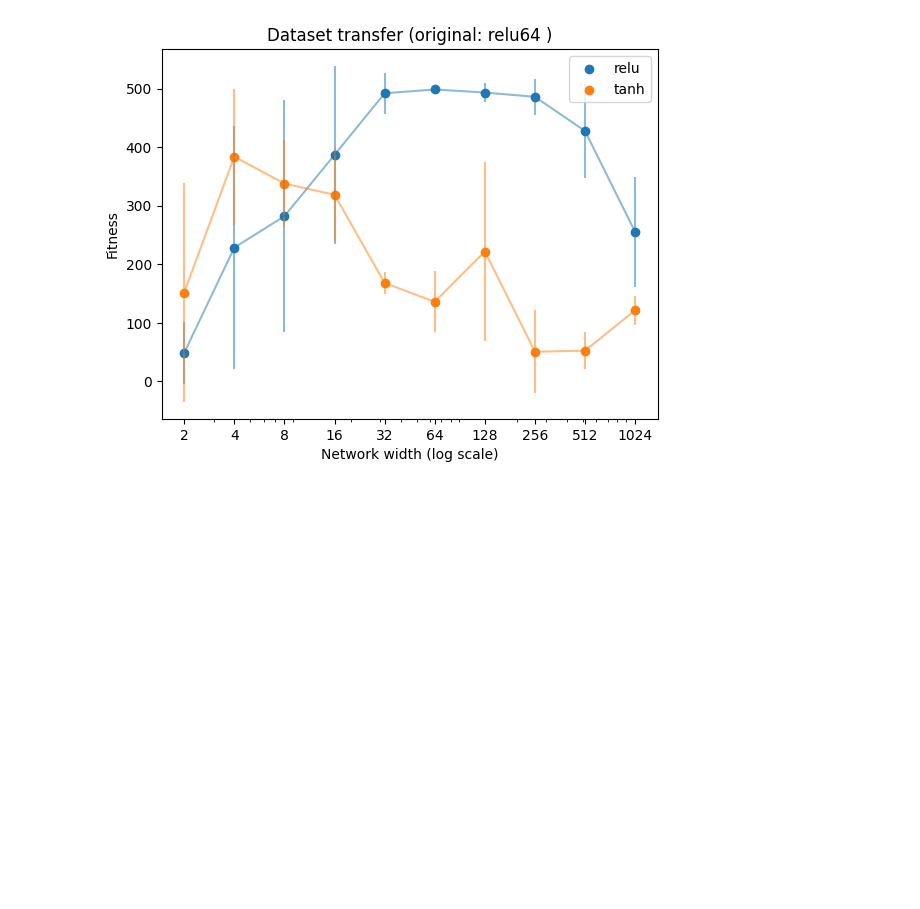
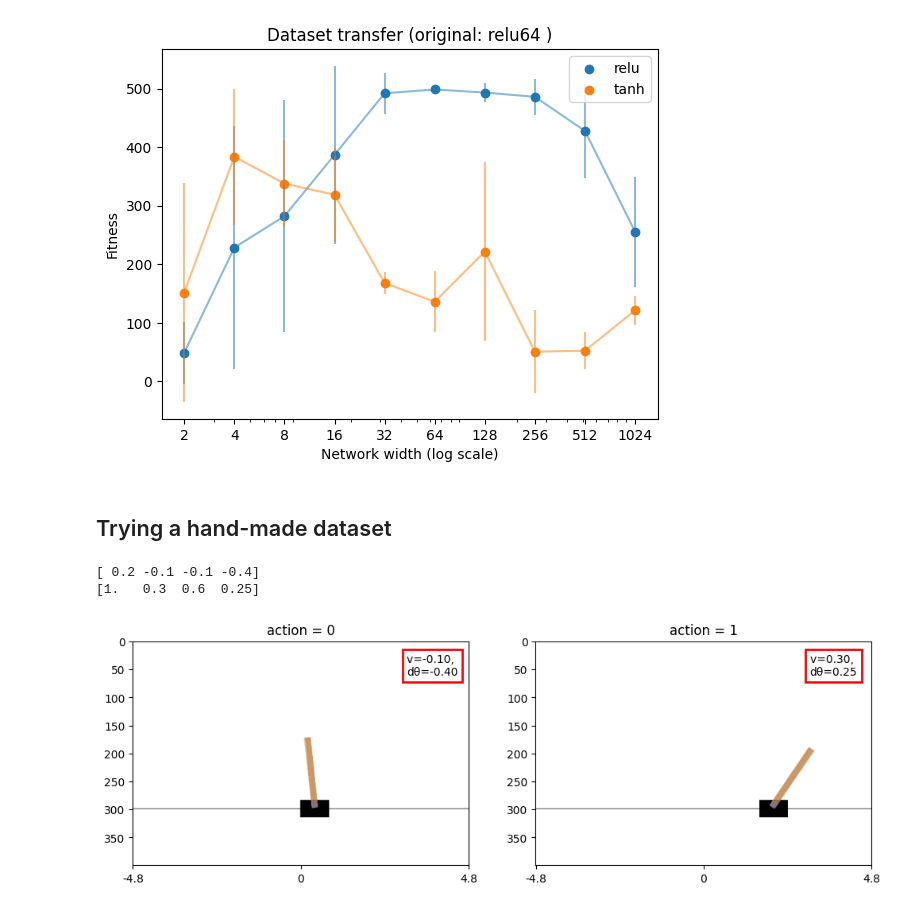
Before and after one commit to lupuandr/explainable-policies, a Jupyter notebook: notebooks/MPD_CartPole.ipynb, the cells around one changed output. Drawn from its saved outputs; the diff is of its cells as text; code cells hidden in the pictures; blank space fills up the shorter version.

```diff
--- a/notebooks/MPD_CartPole.ipynb
+++ b/notebooks/MPD_CartPole.ipynb
@@ -405,3 +397,30 @@ plt.legend()
 plt.show()
 # %% [output]
 [figure]
+# %% [markdown]
+## Trying a hand-made dataset
+# %%
+
+fake_dataset = jnp.array(
+[[0.2, -0.1, -0.1, -0.4],
+[1.0, 0.3, 0.6, 0.25]]
+)
+
+fig, ax = plt.subplots(1,2, figsize=(12,8))
+
+for i, synth_state in enumerate(fake_dataset):
+    img = render_fn(synth_state, env_params)
+    ax[i].imshow(img, label="hello")
+    ax[i].set_title(f"action = {action_labels[i]}")
+
+    x_dot = synth_state[1].item()
+    theta_dot = synth_state[3].item()
+
+    print(synth_state)
+
+    ax[i].set_xticks([0, 600/2, 600], [-4.8, 0, 4.8])
+    ax[i].text(490, 60, f"v={x_dot:.2f}, \ndθ={theta_dot:.2f}", bbox=dict(fill=False, edgecolor='red', linewidth=2))
+# %% [output]
+[ 0.2 -0.1 -0.1 -0.4]
+[1.   0.3  0.6  0.25]
+[figure, added]
```
Also changed, not shown: parts of 5 cells of this notebook, 3 other files.
